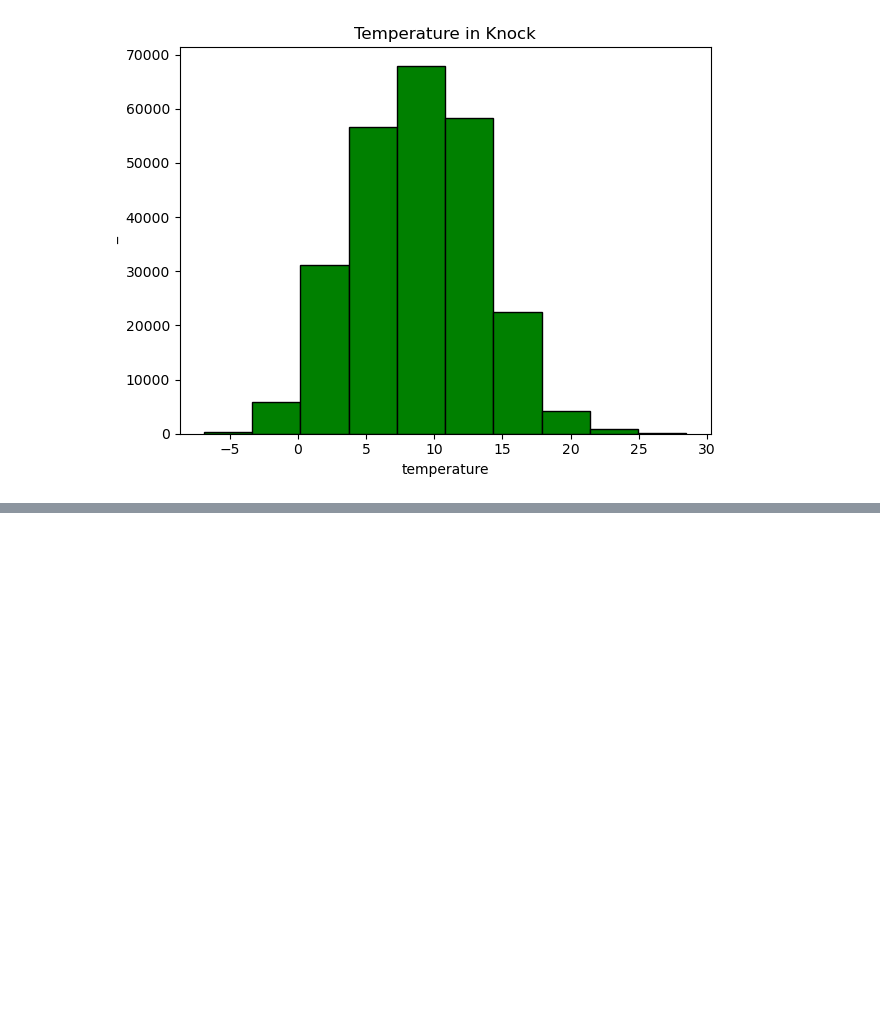
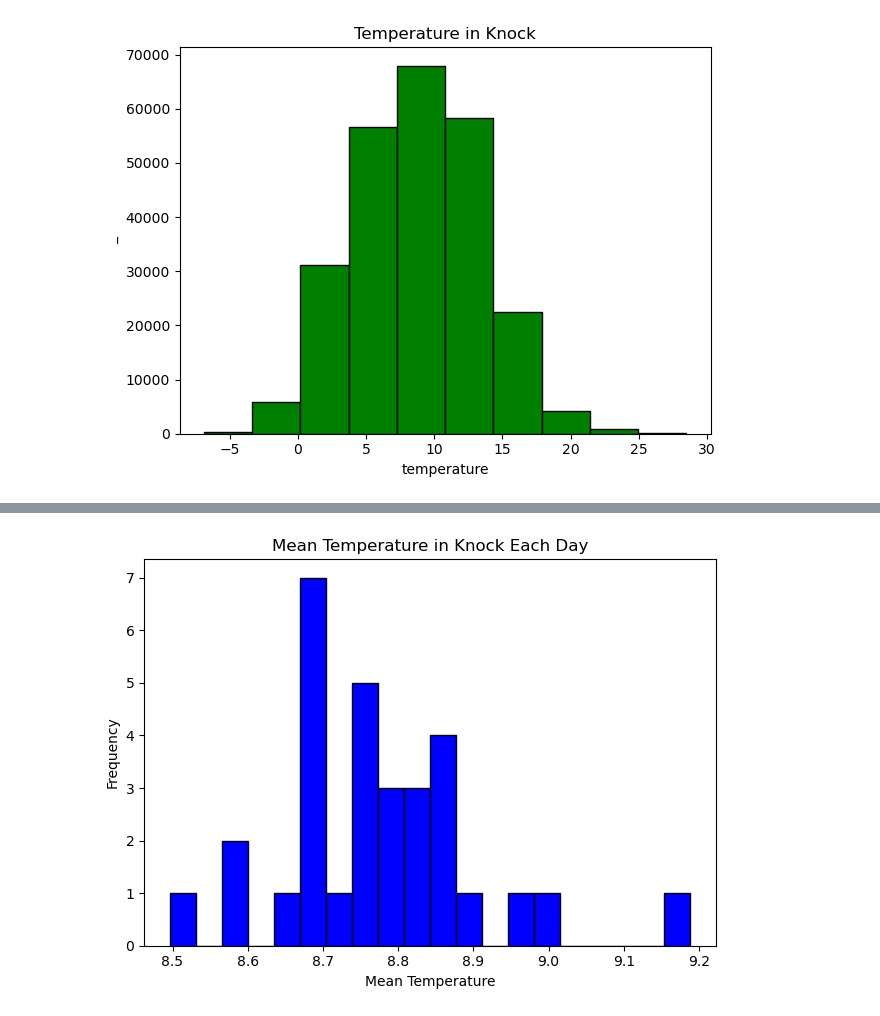
Before and after one commit to Jennyicano/PFDA, a Jupyter notebook: assignments/assignment_6_Weather.ipynb, the cells around one changed output, grey strips where cells are left out. Saved outputs shown, nothing was run; the diff lists cells and outputs as text; code cells hidden in the pictures; blank space fills up the shorter version.

Commit message:
assesment 6, create a plot with the mean temperature during the day

```diff
--- a/assignments/assignment_6_Weather.ipynb
+++ b/assignments/assignment_6_Weather.ipynb
@@ -153,0 +176,12 @@ plt.show()
+# %%
+# Plot the mean temperature for each day
+mean_temperature = df.groupby('day')['temp'].mean()
+
+plt.hist(mean_temperature, bins=20, color="blue", edgecolor="black")
+plt.title("Mean Temperature in Knock Each Day")
+plt.xlabel("Mean Temperature")
+plt.ylabel("Frequency")
+plt.tight_layout()
+plt.show()
+# %% [output]
+[figure, added]
```
Also changed, not shown: parts of 5 cells of this notebook.
